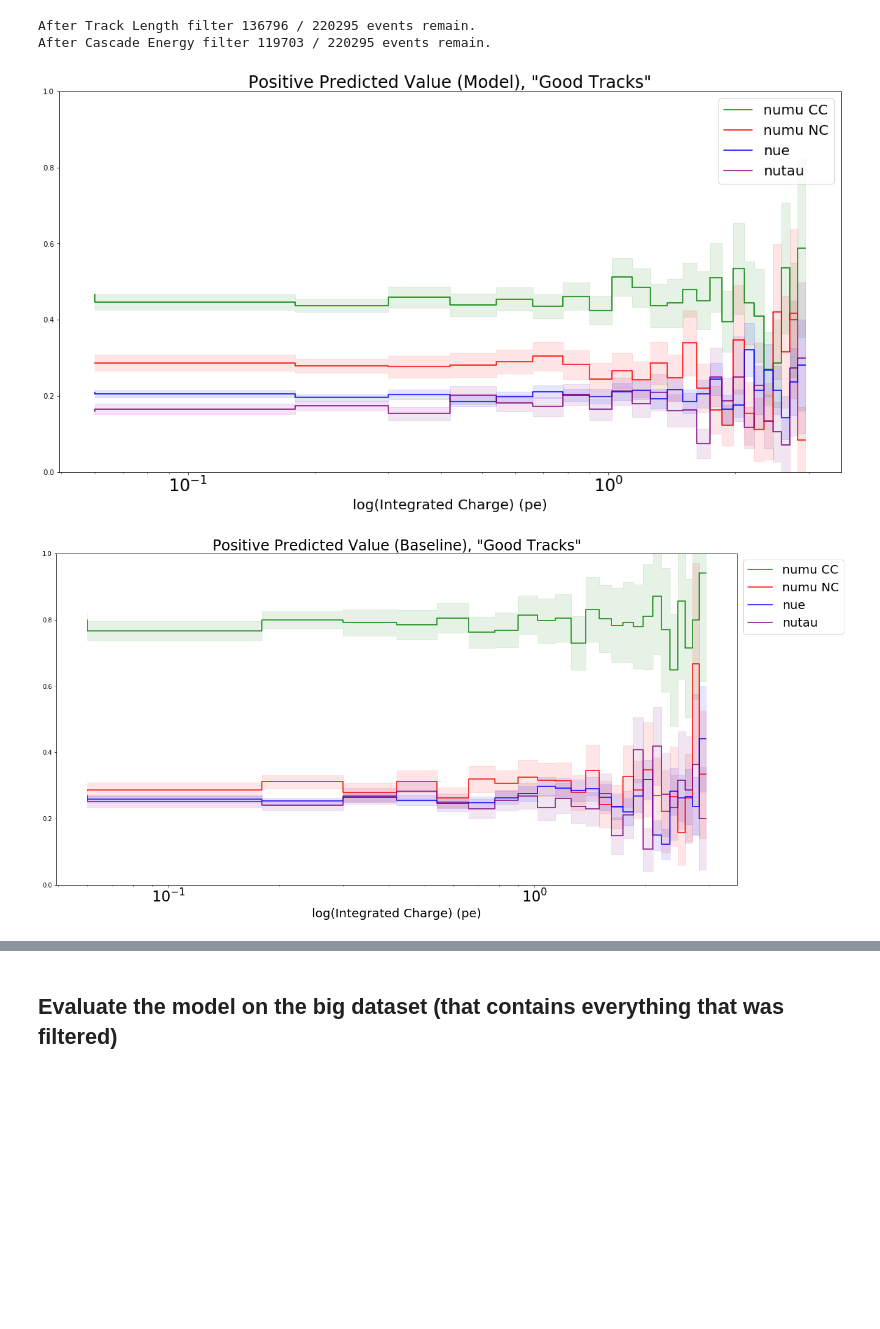
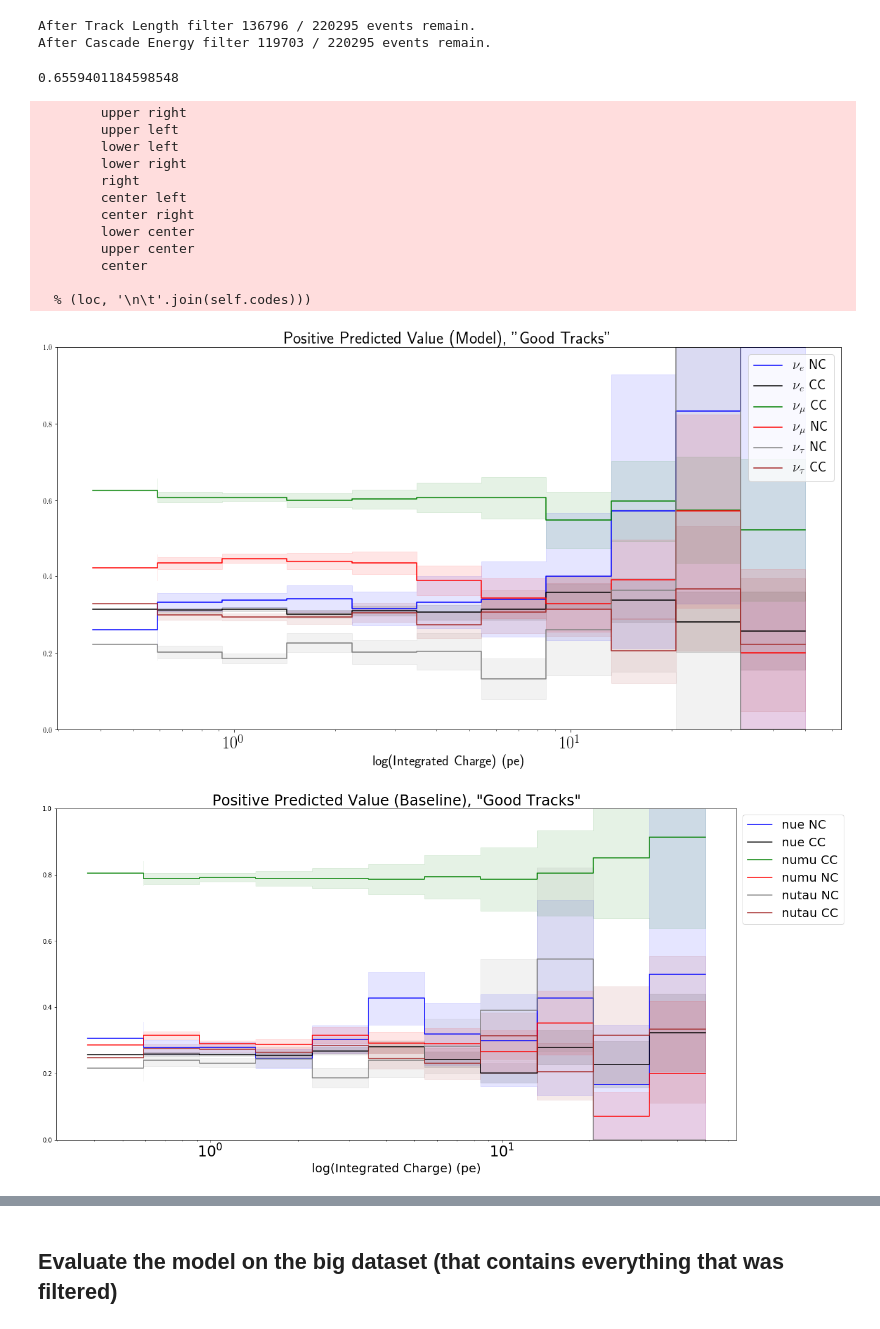
Before and after one commit to ruian1/NuIntClassification, a Jupyter notebook: baselines.ipynb, the cells around one changed output, grey strips where cells are left out. Drawn from its saved outputs; the diff is of its cells as text; code cells hidden in the pictures; blank space fills up the shorter version.

```diff
--- a/baselines.ipynb
+++ b/baselines.ipynb
@@ -38,7 +50,7 @@ y_pred = np.zeros(len(test_loader.dataset))
 y_true = np.zeros(len(test_loader.dataset))
 total_loss = 0
 model.eval()
-for batch_idx, (inputs, y_i) in enumerate(test_loader):
+for batch_idx, (inputs, y_i, _) in enumerate(test_loader):
     print(f'\rEvaluating {batch_idx + 1} / {len(test_loader)}', end='\r')
     y_pred_i = model(*inputs)
     y_pred[batch_idx * test_loader.batch_size : (batch_idx + 1) * test_loader.batch_size] = y_pred_i.data.cpu().numpy().squeeze()
@@ -181,12 +106,0 @@ def ppr_plot(y_pred, y_gnd, charges, pdg_encodings, interaction_types, title, pl
-# %%
-plots = {
-    #'nue NC' : ('blue', 12, 2),
-    #'nue CC' : ('black', 12, 1),
-    'numu CC' : ('green', 14, 1),
-    'numu NC' : ('red', 14, 2),
-    'nue' : ('blue', 12, None),
-    'nutau' : ('purple', 16, None),
-    #'nutau NC' : ('green', 16, 2),
-    #'nutau CC' : ('brown', 16, 1)
-
-}
@@ -253,0 +148,13 @@ tensor(1, device='cuda:0', dtype=torch.uint8)
+# %%
+charge = np.array(data_test.file['TotalCharge'])[data_test._idxs]
+pdg_encodings = np.array(data_test.file['PDGEncoding'])[data_test._idxs]
+interaction_types = np.array(data_test.file['InteractionType'])[data_test._idxs]
+muon_energy = np.array(data_test.file['MuonEnergy'])[data_test._idxs]
+cascade_energy = np.array(data_test.file['CascadeEnergy'])[data_test._idxs]
+# Fill NaNs with zeros
+muon_energy[np.isnan(muon_energy)] = 0.0
+cascade_energy[np.isnan(cascade_energy)] = 0.0
+total_energy = muon_energy + cascade_energy
+#_ = plt.hist(np.log(np.array(data_train.file['TotalCharge'])))
+#plt.hist(charge)
+_ = plt.hist(total_energy)
@@ -253,0 +249,12 @@ tensor(1, device='cuda:0', dtype=torch.uint8)
+# %%
+plots = {
+    '$\\nu_e$ NC' : ('blue', 12, 2),
+    '$\\nu_e$ CC' : ('black', 12, 1),
+    '$\\nu_\\mu$ CC' : ('green', 14, 1),
+    '$\\nu_\\mu$ NC' : ('red', 14, 2),
+    #'nue' : ('blue', 12, None),
+    #'nutau' : ('purple', 16, None),
+    '$\\nu_\\tau$ NC' : ('grey', 16, 2),
+    '$\\nu_\\tau$ CC' : ('brown', 16, 1)
+
+}
@@ -260,13 +303,29 @@ idx_filter = dataset.hd5.event_filter(data_test.file, min_track_length=70, max_c
 # %% [output]
 After Track Length filter 136796 / 220295 events remain.
 After Cascade Energy filter 119703 / 220295 events remain.
+# %%
+(y_model[idx_filter] == data_test.targets[idx_filter]).sum() / idx_filter.sum()
+# %% [output]
+0.6559401184598548
 # %%
 ppr_plot(y_model[idx_filter], data_test.targets[idx_filter], charge[idx_filter], pdg_encodings[idx_filter], interaction_types[idx_filter],
-        'Positive Predicted Value (Model), "Good Tracks"', plots)
+        'Positive Predicted Value (Model), "Good Tracks"', plots, bins=15)
 # %% [output]
+        upper right
+        upper left
+        lower left
+        lower right
+        right
+        center left
+        center right
+        lower center
+        upper center
+        center
+
+  % (loc, '\n\t'.join(self.codes)))
-[figure, old version]
+[figure, new version]
 # %%
 ppr_plot(y_baseline[idx_filter], data_test.targets[idx_filter], charge[idx_filter], pdg_encodings[idx_filter], interaction_types[idx_filter],
-        'Positive Predicted Value (Baseline), "Good Tracks"', plots)
+        'Positive Predicted Value (Baseline), "Good Tracks"', plots, bins=15)
 # %% [output]
-[figure, old version]
+[figure, new version]
```
Also changed, not shown: parts of 43 cells of this notebook, 11 other files.
